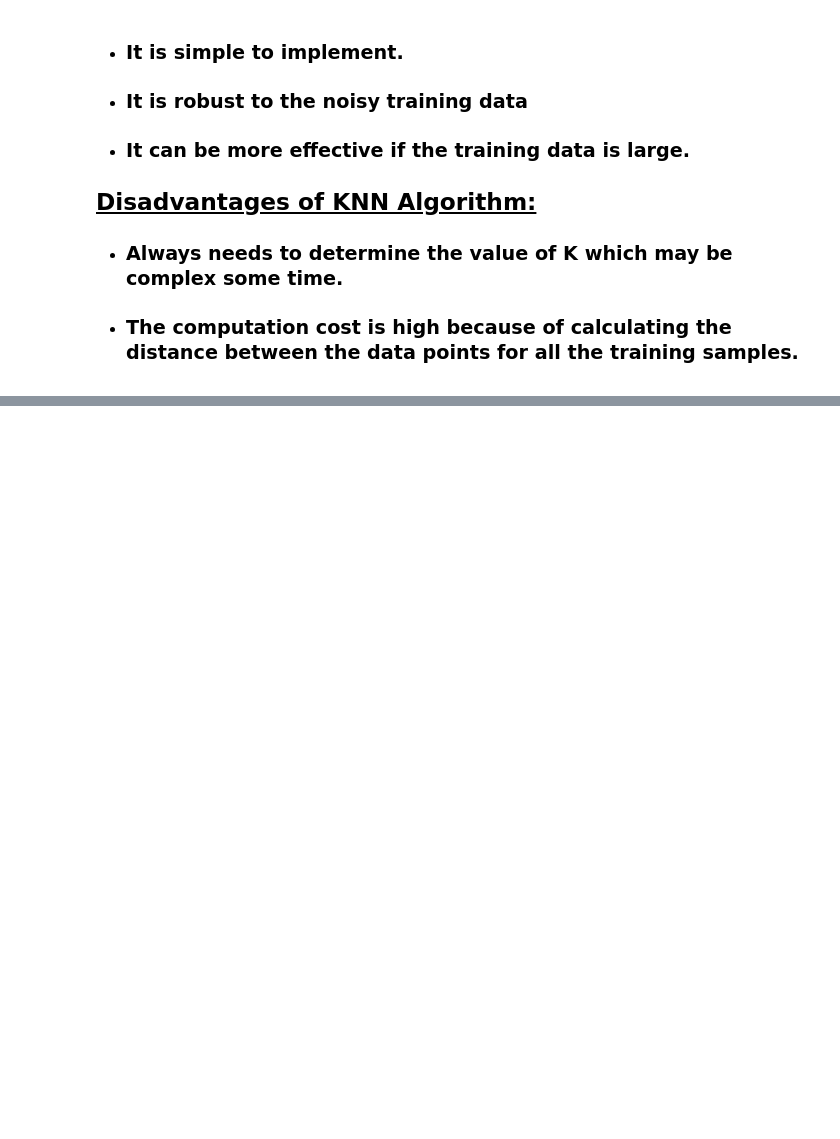
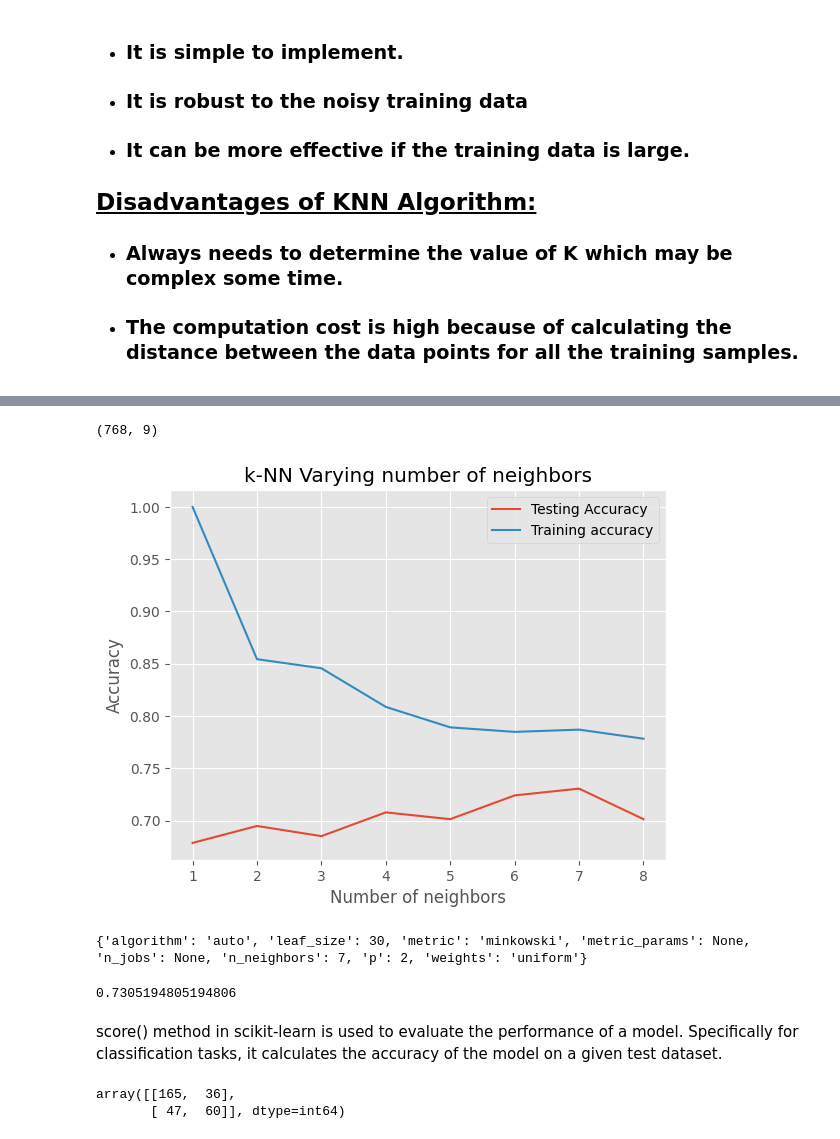
Before and after one commit to mrinmoycyber/Learning, a Jupyter notebook: Machine Learning/Non Linear Algorithms/kNN.ipynb, the cells around one changed output, grey strips where cells are left out. Drawn from its saved outputs; the diff is of its cells as text; code cells hidden in the pictures; blank space fills up the shorter version.

```diff
--- a/Machine Learning/Non Linear Algorithms/kNN.ipynb
+++ b/Machine Learning/Non Linear Algorithms/kNN.ipynb
@@ -96,0 +104,3 @@ Solution: Use approximate nearest neighbor methods (e.g., KD-trees, Ball trees)
+# %%
+df = pd.read_excel(r"E:\Learning\Machine Learning\Non Linear Algorithms\diabetes.xlsx")
+df.head()
@@ -96,0 +114,8 @@ Solution: Use approximate nearest neighbor methods (e.g., KD-trees, Ball trees)
+# %%
+df.shape
+# %% [output]
+(768, 9)
+# %%
+# Let's create numpy arrays for features and target
+X = df.drop('Outcome',axis=1).values
+y = df['Outcome'].values
@@ -96,0 +124,35 @@ Solution: Use approximate nearest neighbor methods (e.g., KD-trees, Ball trees)
+# %%
+# stratify = y ensures that the distribution of the target variable y is the same in both the training and test sets.
+X_train,X_test,y_train,y_test = train_test_split(X,y,test_size=0.4,random_state=42, stratify=y)
+# %%
+"""
+𝑘 = 1 to 𝑘 = 9 is to find the best value of 𝑘
+k for our model that minimizes both bias and variance
+"""
+# Import KNeighborsClassifier
+from sklearn.neighbors import KNeighborsClassifier
+
+#Setup arrays to store training and test accuracies
+neighbors = np.arange(1,9)
+train_accuracy =np.empty(len(neighbors))
+test_accuracy = np.empty(len(neighbors))
+
+for i,k in enumerate(neighbors):
+    # Setup a knn classifier with k neighbors
+    knn = KNeighborsClassifier(n_neighbors=k)
+
+    knn.fit(X_train, y_train)
+
+    train_accuracy[i] = knn.score(X_train, y_train)
+
+    test_accuracy[i] = knn.score(X_test, y_test)
+# %%
+plt.title('k-NN Varying number of neighbors')
+plt.plot(neighbors, test_accuracy, label='Testing Accuracy')
+plt.plot(neighbors, train_accuracy, label='Training accuracy')
+plt.legend()
+plt.xlabel('Number of neighbors')
+plt.ylabel('Accuracy')
+plt.show()
+# %% [output]
+[figure, added]
@@ -96,0 +162,12 @@ Solution: Use approximate nearest neighbor methods (e.g., KD-trees, Ball trees)
+# %%
+# Fit the model
+knn.fit(X_train,y_train)
+print(knn.get_params())
+# %% [output]
+{'algorithm': 'auto', 'leaf_size': 30, 'metric': 'minkowski', 'metric_params': None, 'n_jobs': None, 'n_neighbors': 7, 'p': 2, 'weights': 'uniform'}
+# %%
+knn.score(X_test,y_test)
+# %% [output]
+0.7305194805194806
+# %% [markdown]
+score() method in scikit-learn is used to evaluate the performance of a model. Specifically for classification tasks, it calculates the accuracy of the model on a given test dataset.
@@ -96,0 +180,5 @@ Solution: Use approximate nearest neighbor methods (e.g., KD-trees, Ball trees)
+# %%
+confusion_matrix(y_test,y_pred)
+# %% [output]
+array([[165,  36],
+       [ 47,  60]], dtype=int64)
```
Also changed, not shown: parts of 13 cells of this notebook, 1 other file.
